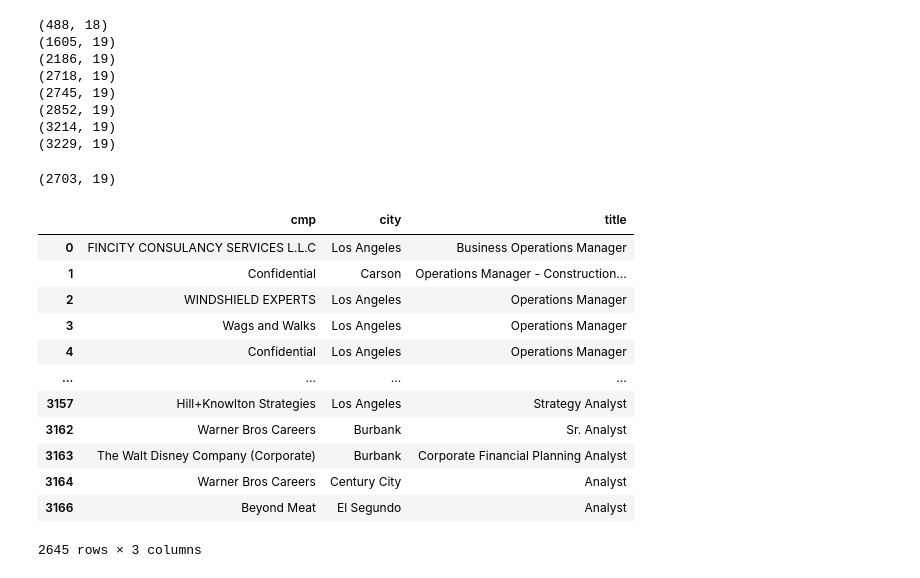
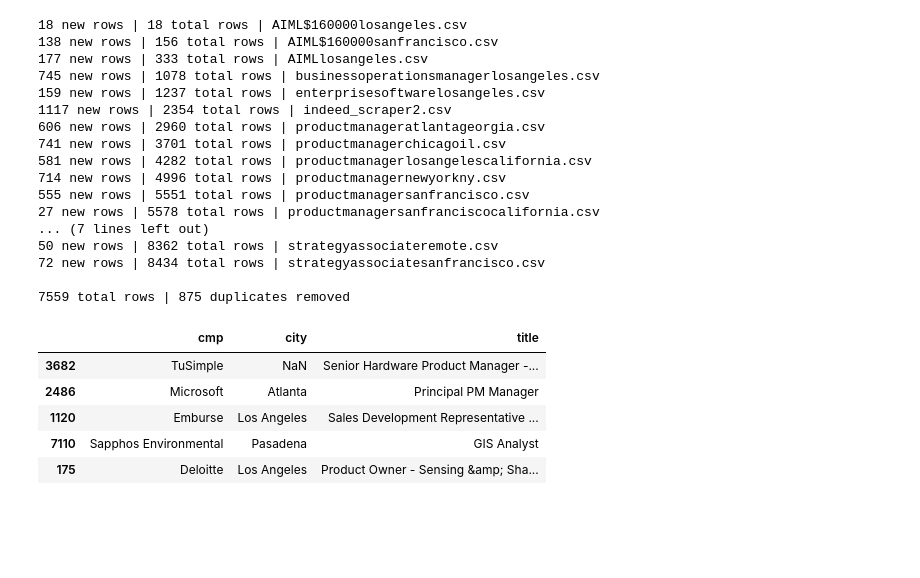
Before and after one commit to ryanstudebaker/IndeedScraper, a Jupyter notebook: df_append.ipynb, the cells around one changed output. Cells and saved outputs as stored; diff of their text form; code cells hidden in the pictures; blank space fills up the shorter version.

```diff
--- a/df_append.ipynb
+++ b/df_append.ipynb
@@ -5,35 +5,38 @@ import os
 df = pd.DataFrame()
 for file in os.listdir():
     if file.endswith('.csv'):
-        df = df.append(pd.read_csv(file, low_memory=False), ignore_index=True)
-        print(df.shape)
+        dfn = pd.read_csv(file, low_memory=False)
+        df = df.append(dfn, ignore_index=True)
+        print(str(dfn.shape[0])+" new rows | "  +str(df.shape[0]) + " total rows | " + file)
+        tot = df.shape[0]
 
 df.drop_duplicates(subset=['jk'], inplace=True, keep='first')
 
-df.shape
+print("\n"+str(df.shape[0]) + " total rows | " + str(tot - df.shape[0]) + " duplicates removed")
 # %% [output]
-(488, 18)
-(1605, 19)
-(2186, 19)
-(2718, 19)
-(2745, 19)
-(2852, 19)
-(3214, 19)
-(3229, 19)
+18 new rows | 18 total rows | AIML$160000losangeles.csv
+138 new rows | 156 total rows | AIML$160000sanfrancisco.csv
+177 new rows | 333 total rows | AIMLlosangeles.csv
+745 new rows | 1078 total rows | businessoperationsmanagerlosangeles.csv
+159 new rows | 1237 total rows | enterprisesoftwarelosangeles.csv
+1117 new rows | 2354 total rows | indeed_scraper2.csv
+606 new rows | 2960 total rows | productmanageratlantageorgia.csv
+741 new rows | 3701 total rows | productmanagerchicagoil.csv
+581 new rows | 4282 total rows | productmanagerlosangelescalifornia.csv
+714 new rows | 4996 total rows | productmanagernewyorkny.csv
+555 new rows | 5551 total rows | productmanagersanfrancisco.csv
+27 new rows | 5578 total rows | productmanagersanfranciscocalifornia.csv
+... (7 lines left out)
+50 new rows | 8362 total rows | strategyassociateremote.csv
+72 new rows | 8434 total rows | strategyassociatesanfrancisco.csv
+
+7559 total rows | 875 duplicates removed
-(2703, 19)
 # %%
-df[['cmp','city','title']]
+df[['cmp','city','title']].sample(5)
 # %% [output]
 |  | cmp | city | title |
-| 0 | FINCITY CONSULANCY SERVICES L.L.C | Los Angeles | Business Operations Manager |
-| 1 | Confidential | Carson | Operations Manager - Construction... |
-| 2 | WINDSHIELD EXPERTS | Los Angeles | Operations Manager |
-| 3 | Wags and Walks | Los Angeles | Operations Manager |
-| 4 | Confidential | Los Angeles | Operations Manager |
-| ... | ... | ... | ... |
-| 3157 | Hill+Knowlton Strategies | Los Angeles | Strategy Analyst |
-| 3162 | Warner Bros Careers | Burbank | Sr. Analyst |
-| 3163 | The Walt Disney Company (Corporate) | Burbank | Corporate Financial Planning Analyst |
-| 3164 | Warner Bros Careers | Century City | Analyst |
-| 3166 | Beyond Meat | El Segundo | Analyst |
+| 3682 | TuSimple | NaN | Senior Hardware Product Manager -... |
+| 2486 | Microsoft | Atlanta | Principal PM Manager |
+| 1120 | Emburse | Los Angeles | Sales Development Representative ... |
+| 7110 | Sapphos Environmental | Pasadena | GIS Analyst |
+| 175 | Deloitte | Los Angeles | Product Owner - Sensing &amp; Sha... |
-2645 rows × 3 columns
```
Also changed, not shown: parts of 1 cell of this notebook.
